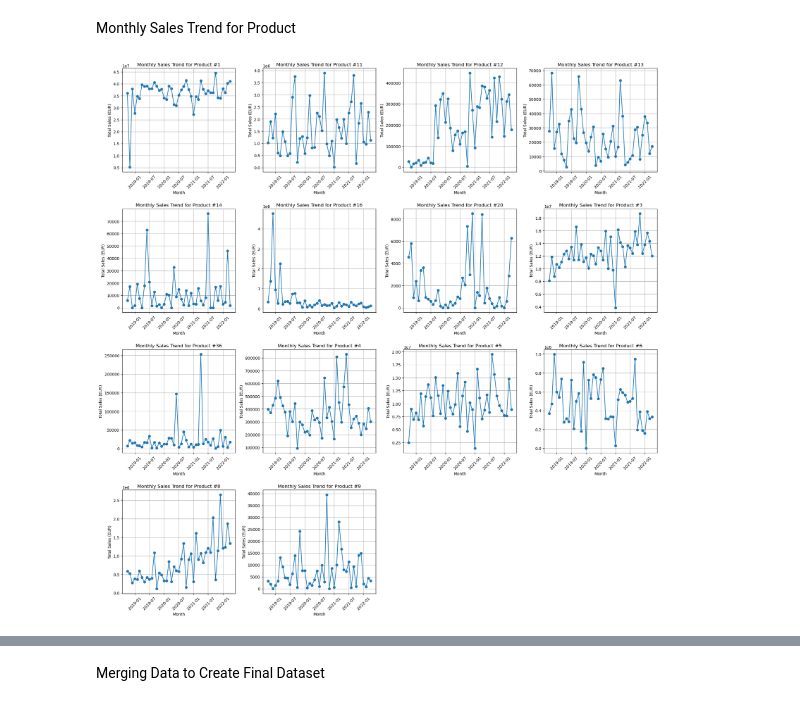
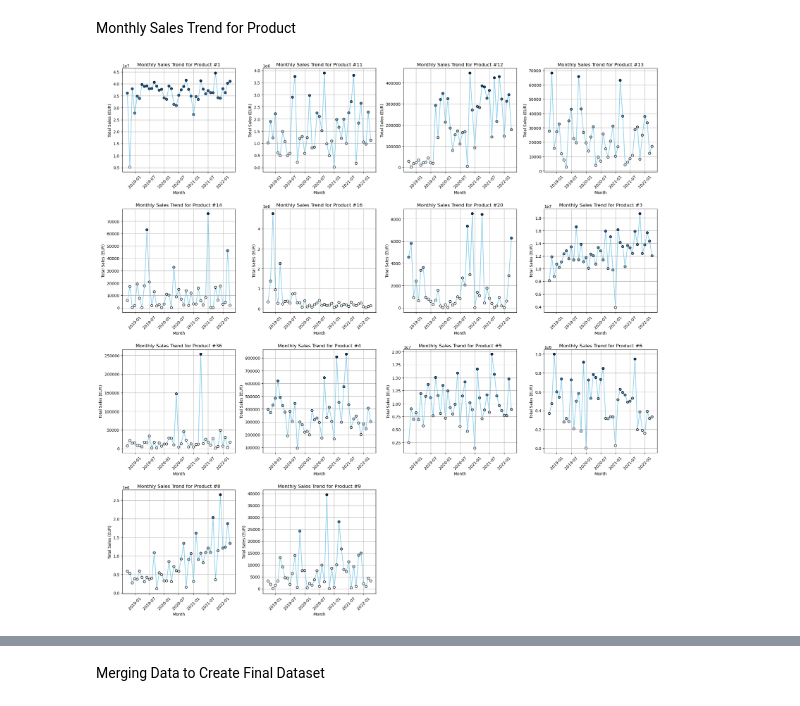
Before and after one commit to gugaaa1904/BC, a Jupyter notebook: Case 2.ipynb, the cells around one changed output, grey strips where cells are left out. Cells and saved outputs as stored; diff of their text form; code cells hidden in the pictures.

```diff
--- a/Case 2.ipynb
+++ b/Case 2.ipynb
@@ -546,14 +589,23 @@ print(monthly_sales_data)
 # %% [markdown]
 Distribution of Monthly Sales by Product
 # %%
+cmap = cm.Blues
+norm = Normalize(vmin=0, vmax=6)
+
 unique_products = monthly_sales_data["Mapped_GCK"].unique()
 num_columns = 4
 num_rows = (len(unique_products) // num_columns) + int(len(unique_products) % num_columns != 0)
+
 fig, axes = plt.subplots(num_rows, num_columns, figsize=(25, 5 * num_rows))
 axes = axes.flatten()
 
 for i, product in enumerate(unique_products):
-    axes[i].hist(monthly_sales_data[monthly_sales_data["Mapped_GCK"] == product]["Sales_EUR"], bins=50, edgecolor="black")
+    sales_data = monthly_sales_data[monthly_sales_data["Mapped_GCK"] == product]["Sales_EUR"]
+    n, bins, patches = axes[i].hist(sales_data, bins=50, edgecolor="black")
+
+    for j in range(len(patches)):
+        patches[j].set_facecolor(cmap(norm(n[j])))
+
     axes[i].set_title(f"Distribution of Sales_EUR for Product {product}")
     axes[i].set_xlabel("Sales_EUR")
     axes[i].set_ylabel("Frequency")
@@ -597,7 +662,14 @@ monthly_sales_data.head()
 # %% [markdown]
 Distribution of Sales_EUR after Log Transform
 # %%
-plt.hist(monthly_sales_data["Sales_EUR_Log"], bins=30, edgecolor="black")
+cmap = cm.Blues
+norm = Normalize(vmin=0, vmax=100)
+
+n, bins, patches = plt.hist(monthly_sales_data["Sales_EUR_Log"], bins=30, edgecolor="black")
+
+for j in range(len(patches)):
+    patches[j].set_facecolor(cmap(norm(n[j])))
+
 plt.title("Distribution of Sales_EUR after Log Transform")
 plt.xlabel("Sales_EUR_Log")
 plt.ylabel("Frequency")
@@ -634,28 +716,44 @@ We therefore **kept the log transformation** as our chosen method for normalizin
 # %% [markdown]
 Monthly Sales Trend for Product
 # %%
-monthly_sales_data["Date"] = pd.to_datetime(monthly_sales_data["Year"].astype(str) + "-" + monthly_sales_data["Month"].astype(str) + "-01")
+monthly_sales_data["Date"] = pd.to_datetime(
+    monthly_sales_data["Year"].astype(str)
+    + "-"
+    + monthly_sales_data["Month"].astype(str)
+    + "-01"
+)
+
 unique_products = monthly_sales_data["Mapped_GCK"].unique()
 num_columns = 4
 num_rows = (len(unique_products) // num_columns) + int(len(unique_products) % num_columns != 0)
 fig, axes = plt.subplots(num_rows, num_columns, figsize=(20, 5 * num_rows))
 axes = axes.flatten()
 
 for i, product in enumerate(unique_products):
-    product_data = monthly_sales_data[monthly_sales_data["Mapped_GCK"] == product]
-    axes[i].plot(product_data["Date"], product_data["Sales_EUR"], marker="o", linestyle="-")
+    product_data = monthly_sales_data[monthly_sales_data["Mapped_GCK"] == product].sort_values(by="Date")
+    axes[i].plot(product_data["Date"], product_data["Sales_EUR"], color="skyblue", linestyle="-", zorder=1)
+
+    scatter = axes[i].scatter(
+        product_data["Date"],
+        product_data["Sales_EUR"],
+        c=product_data["Sales_EUR"],
+        cmap="Blues",
+        edgecolor="black",
+        zorder=2
+    )
+
     axes[i].set_title(f"Monthly Sales Trend for Product {product}")
     axes[i].set_xlabel("Month")
     axes[i].set_ylabel("Total Sales (EUR)")
     axes[i].tick_params(axis="x", rotation=45)
     axes[i].grid(True)
 
 for j in range(i + 1, len(axes)):
     axes[j].axis("off")
 
 plt.tight_layout()
 plt.show()
 
 monthly_sales_data = monthly_sales_data.drop(columns=["Date"])
 # %% [output]
-[figure, old version]
+[figure, new version]
```
Also changed, not shown: parts of 57 cells of this notebook.
